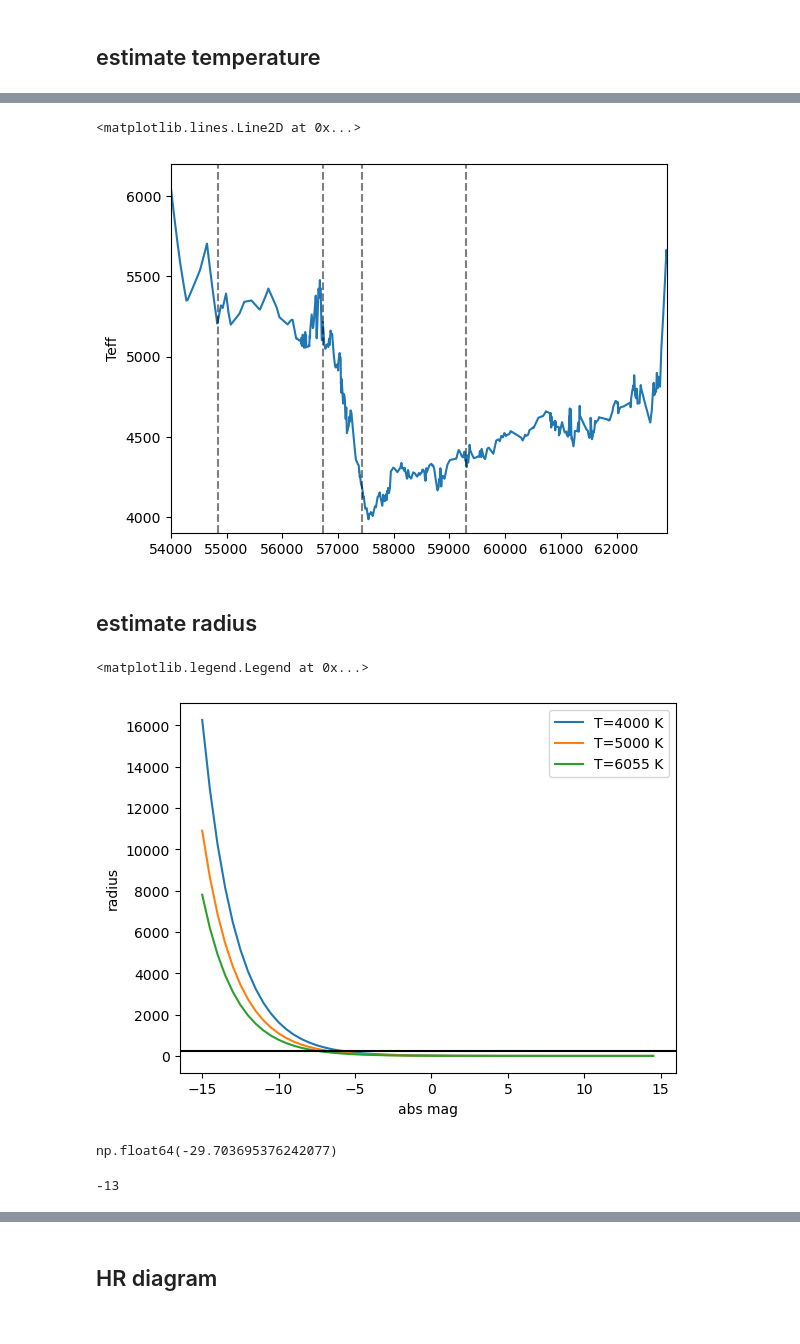
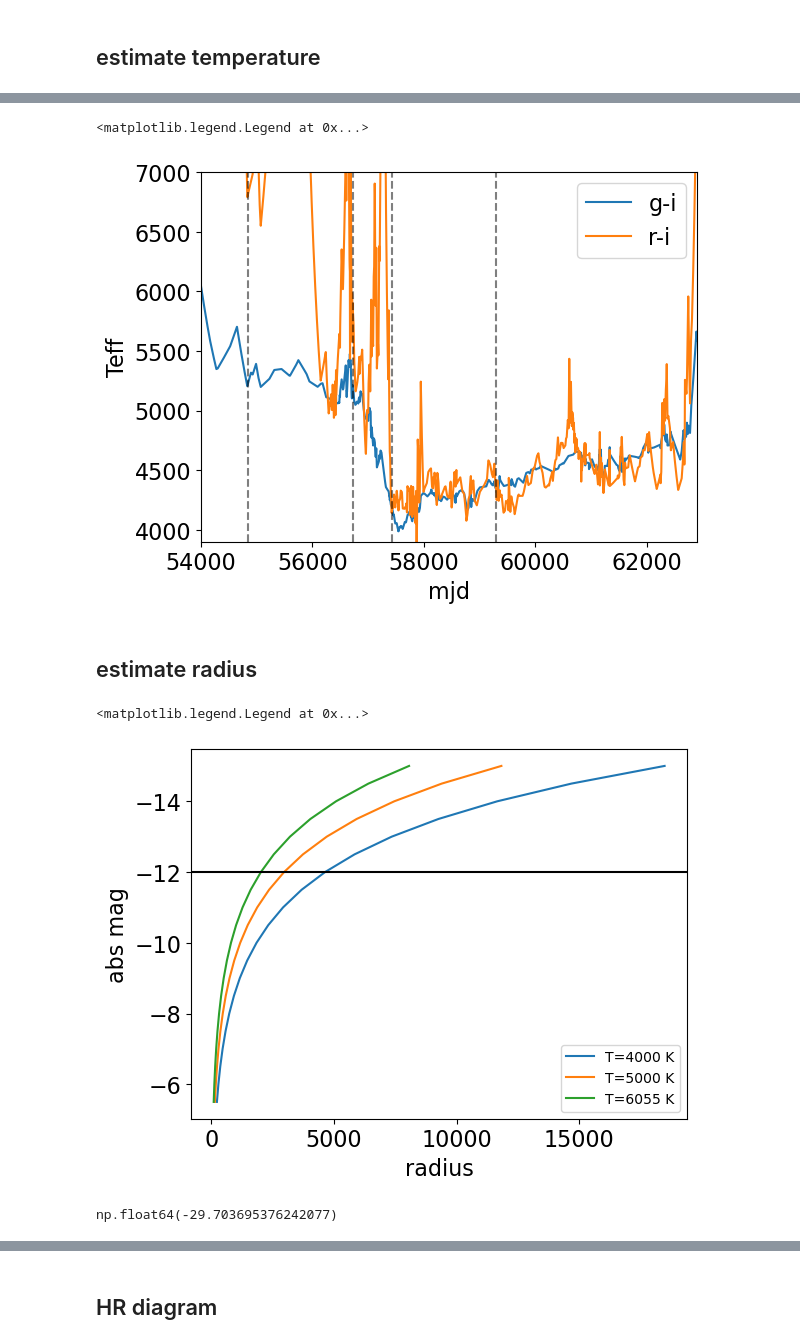
Before and after one commit to xiaolng/EtaCarEchoes, a Jupyter notebook: plot_lc.ipynb, the cells around one changed output, grey strips where cells are left out. Drawn from its saved outputs; the diff is of its cells as text; code cells hidden in the pictures.

```diff
--- a/plot_lc.ipynb
+++ b/plot_lc.ipynb
@@ -313,6 +378,34 @@ def gi_to_VI(gi):
     """
     VI = (0.675)*(gi)  + (0.364)
     return VI
+# %%
+def ri_to_RI(ri):
+    """
+    Convert g-i to V-I, from
+    https://www.sdss3.org/dr8/algorithms/sdssUBVRITransform.php#Jordi2006
+    """
+
+    RI = (0.930)*ri + (0.259)
+
+    return RI
+
+def RI_to_Teff(RI):
+    """
+    """
+    RI = np.asarray(RI)
+
+    # value from np.polyfit
+    #a3, a2, a1, a0 = -0.00372186, -0.48393689,  1.32916366,  0.50060817
+
+    #Theta = a0 + a1 * RI + a2 * RI ** 2 + a3 * RI ** 3
+
+    # return 5040 / T_eff
+
+    a3, a2, a1, a0 = -0.2610645 ,  0.78625533, -0.93975579,  3.98867204
+
+    logTeff = a0 + a1 * RI + a2 * RI ** 2 + a3 * RI ** 3
+
+    return 10 ** logTeff
 # %%
 # the gi-Temperature relation
 
@@ -331,25 +486,33 @@ Text(0, 0.5, 'Teff')
 # %%
 color_gi = g_new - i_new
 
-T = vi_to_Teff( gi2VI(color_gi) )
+color_ri = r_new - i_new
 
-plt.plot(t_ran, T)
+T_gi = vi_to_Teff( gi_to_VI(color_gi) )
+
+T_ri = RI_to_Teff( ri_to_RI(color_ri) )
+
+plt.plot(t_ran, T_gi, label='g-i')
+plt.plot(t_ran, T_ri, label='r-i')
+
 #plt.ylim([3900, 6000])
 #plt.gca().invert_yaxis()
 
 plt.ylabel('Teff')
 
 plt.xlim([54000, 62900])
-plt.ylim([3900, 6200])
-
+plt.ylim([3900, 7000])
 
 plt.axvline(54850, color='k', ls='--', alpha=0.5)
 plt.axvline(56740, color='k', ls='--', alpha=0.5)
 plt.axvline(57430, color='k', ls='--', alpha=0.5)
 plt.axvline(59300, color='k', ls='--', alpha=0.5)
+
+plt.xlabel('mjd')
+plt.legend()
 # %% [output]
-<matplotlib.lines.Line2D at 0x...>
+<matplotlib.legend.Legend at 0x...>
-[figure, old version]
+[figure, new version]
 # %% [markdown]
 ## estimate radius
 # %%
@@ -389,20 +553,23 @@ def radius_from_Mi_Teff(M_i, T_eff):
 # %%
 # radius, mag, temperature ralation
 
-mags = np.arange(-15, 15, .5)
+mags = np.arange(-15, -5, .5)
 
 for ti in [4000, 5000, 6055]:
     r = radius_from_Mi_Teff(mags, ti,)
 
-    plt.plot(mags, r, label=f'T={ti} K')
+    plt.plot(r, mags, label=f'T={ti} K')
 
-plt.axhline(y=240, c='k')
-plt.xlabel('abs mag')
-plt.ylabel('radius')
+#plt.axvline(x=240, c='k')
+plt.axhline(y=-12, c='k')
+plt.xlabel('radius')
+plt.ylabel('abs mag')
+plt.gca().invert_yaxis()
+
 plt.legend()
 # %% [output]
 <matplotlib.legend.Legend at 0x...>
-[figure, old version]
+[figure, new version]
 # %%
 # assume initial has a 240R_sun radius
 # from, Theodore R. Gull JD13 – Eta Carinae in the Context of the Most Massive Stars
@@ -413,7 +580,3 @@ abs_mag = mags[ np.argmin( np.abs(r - 240) )]
 abs_mag - i_new[0]
 # %% [output]
 np.float64(-29.703695376242077)
-# %%
-22-35
-# %% [output]
--13
```
Also changed, not shown: parts of 68 cells of this notebook, 11 other files.
